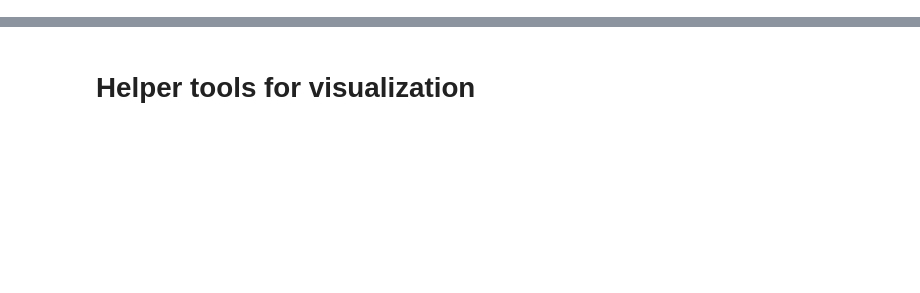
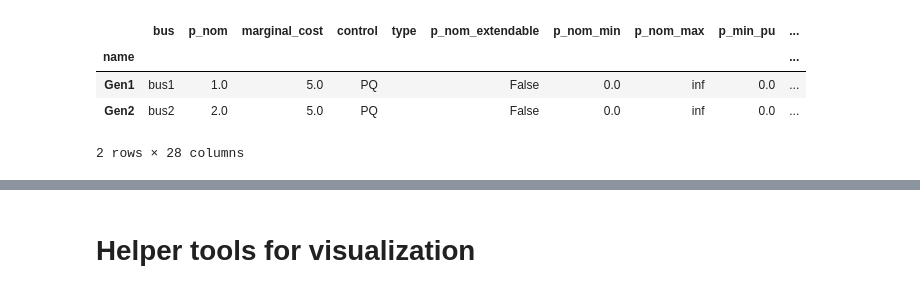
Before and after one commit to PlanQK/EnergyUnitCommitment, a Jupyter notebook: analysis.ipynb, the cells around one changed output, grey strips where cells are left out. Cells and saved outputs as stored; diff of their text form; code cells hidden in the pictures; blank space fills up the shorter version.

```diff
--- a/analysis.ipynb
+++ b/analysis.ipynb
@@ -10,0 +13,8 @@ INFO:pypsa.io:Imported network output.nc has buses, generators, lines, loads
+# %%
+dataset.generators
+# %% [output]
+|  | bus | p_nom | marginal_cost | control | type | p_nom_extendable | p_nom_min | p_nom_max | p_min_pu | ... |
+| name |  |  |  |  |  |  |  |  |  | ... |
+| Gen1 | bus1 | 1.0 | 5.0 | PQ |  | False | 0.0 | inf | 0.0 | ... |
+| Gen2 | bus2 | 2.0 | 5.0 | PQ |  | False | 0.0 | inf | 0.0 | ... |
+2 rows × 28 columns
```
Also changed, not shown: parts of 4 cells of this notebook, 7 other files.
